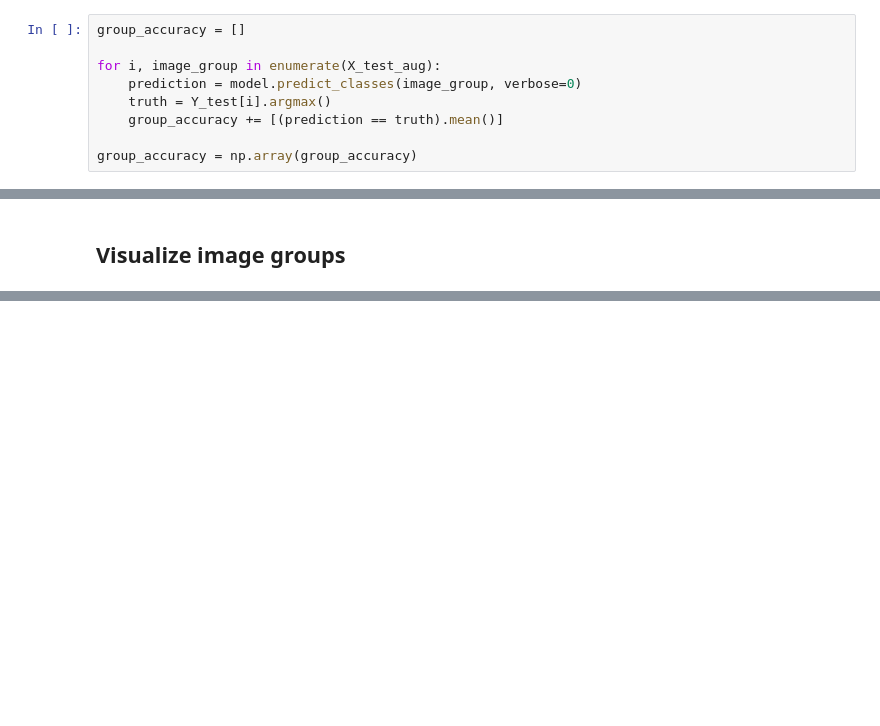
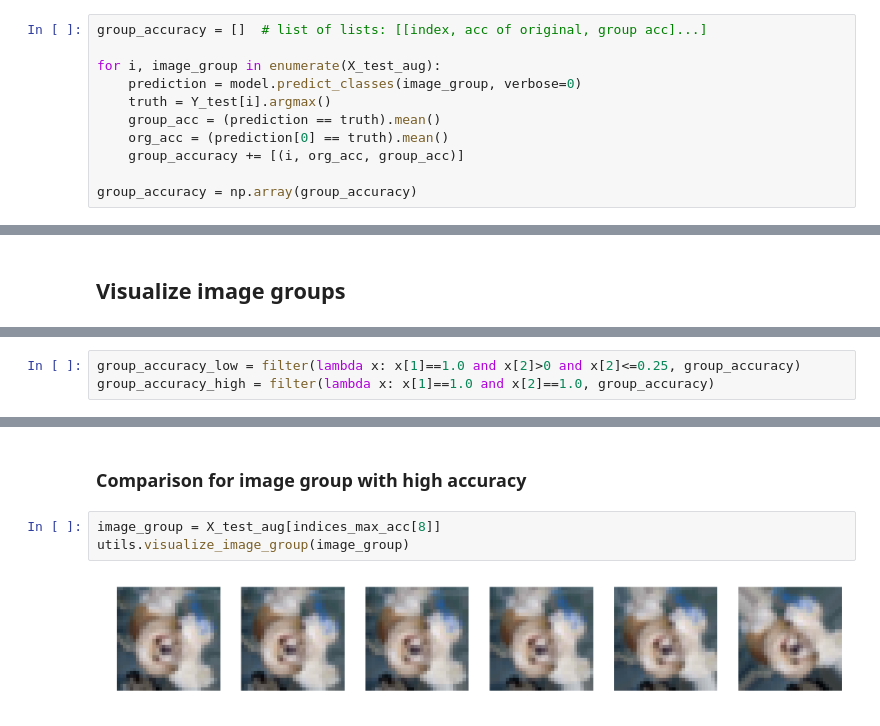
Before and after one commit to sharathrao13/deep-learning, a Jupyter notebook: Rotational Invariance.ipynb, the cells around one changed output, grey strips where cells are left out. Cells and saved outputs as stored; diff of their text form; blank space fills up the shorter version.

```diff
--- a/Rotational Invariance.ipynb
+++ b/Rotational Invariance.ipynb
@@ -57,9 +62,11 @@ Accuracy on augmented data: 0.401125
 # %%
-group_accuracy = []
+group_accuracy = []  # list of lists: [[index, acc of original, group acc]...]
 
 for i, image_group in enumerate(X_test_aug):
     prediction = model.predict_classes(image_group, verbose=0)
     truth = Y_test[i].argmax()
-    group_accuracy += [(prediction == truth).mean()]
+    group_acc = (prediction == truth).mean()
+    org_acc = (prediction[0] == truth).mean()
+    group_accuracy += [(i, org_acc, group_acc)]
 
 group_accuracy = np.array(group_accuracy)
@@ -84 +82,4 @@ print index_max_acc
+# %%
+group_accuracy_low = filter(lambda x: x[1]==1.0 and x[2]>0 and x[2]<=0.25, group_accuracy)
+group_accuracy_high = filter(lambda x: x[1]==1.0 and x[2]==1.0, group_accuracy)
 # %%
@@ -197,0 +239,7 @@ Index: 9861
+# %% [markdown]
+### Comparison for image group with high accuracy
+# %%
+image_group = X_test_aug[indices_max_acc[8]]
+utils.visualize_image_group(image_group)
+# %% [output]
+[figure, added]
```
Also changed, not shown: parts of 32 cells of this notebook, 1 other file.
